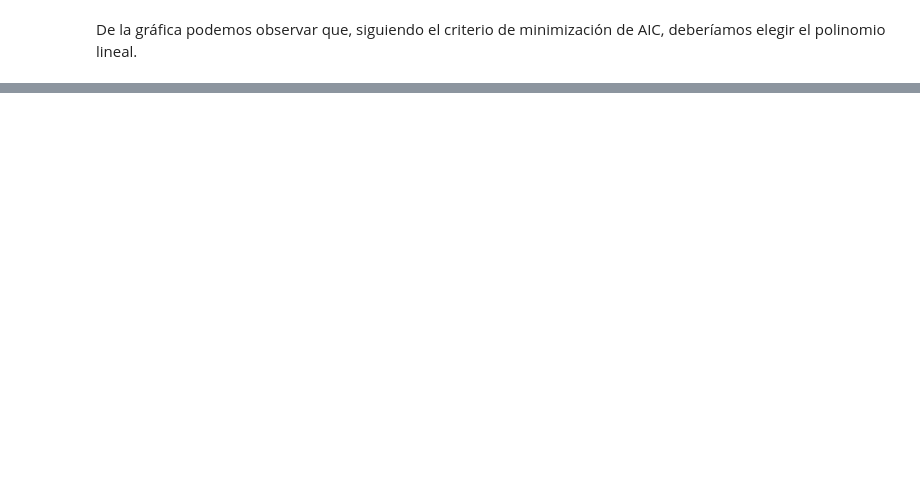
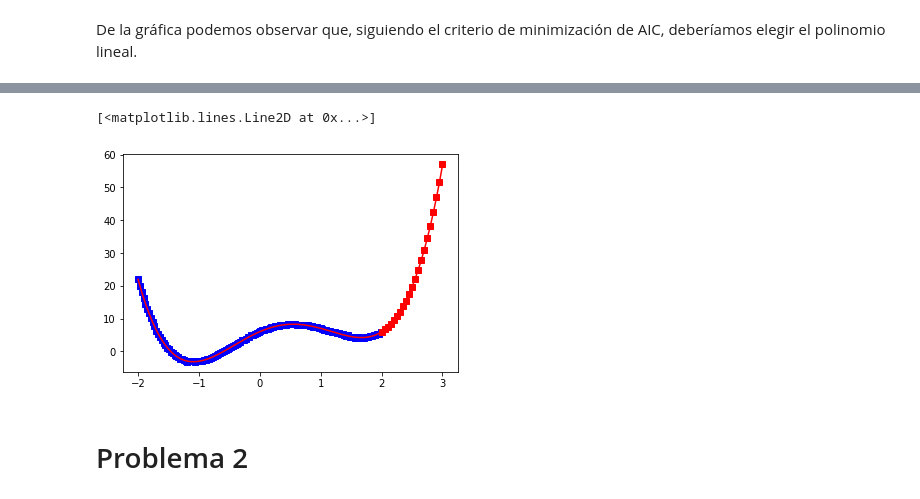
Before and after one commit to hugoallan9/Proyecto-Final-IA, a Jupyter notebook: notebooks/Proyecto final.ipynb, the cells around one changed output, grey strips where cells are left out. Drawn from its saved outputs; the diff is of its cells as text; code cells hidden in the pictures; blank space fills up the shorter version.

Commit message:
Problema 1 con correciones

```diff
--- a/notebooks/Proyecto final.ipynb
+++ b/notebooks/Proyecto final.ipynb
@@ -110,0 +136,15 @@ es el modelo cúbico.
+# %%
+poly = PolynomialFeatures(4, include_bias=True)
+poly_features = poly.fit_transform(np.array(X_train).reshape(-1, 1))
+poly_features_test = poly.fit_transform(np.array(X_test).reshape(-1, 1))
+polyreg = LinearRegression()
+polyreg.fit(poly_features,y_train)
+plt.plot(X_train, y_train, 'bs', label = "Datos de entrenamiento")
+plt.plot(X_test, y_test, 'rs', label = "Datos de testing")
+plt.plot(X_train, polyreg.predict(poly_features), 'r', label = 'Valores predecidos')
+plt.plot(X_test, polyreg.predict(poly_features_test), 'r', label = 'Valores predecidos')
+# %% [output]
+[<matplotlib.lines.Line2D at 0x...>]
+[figure, added]
+# %% [markdown]
+# Problema 2
```
Also changed, not shown: parts of 12 cells of this notebook, 1 other file.
